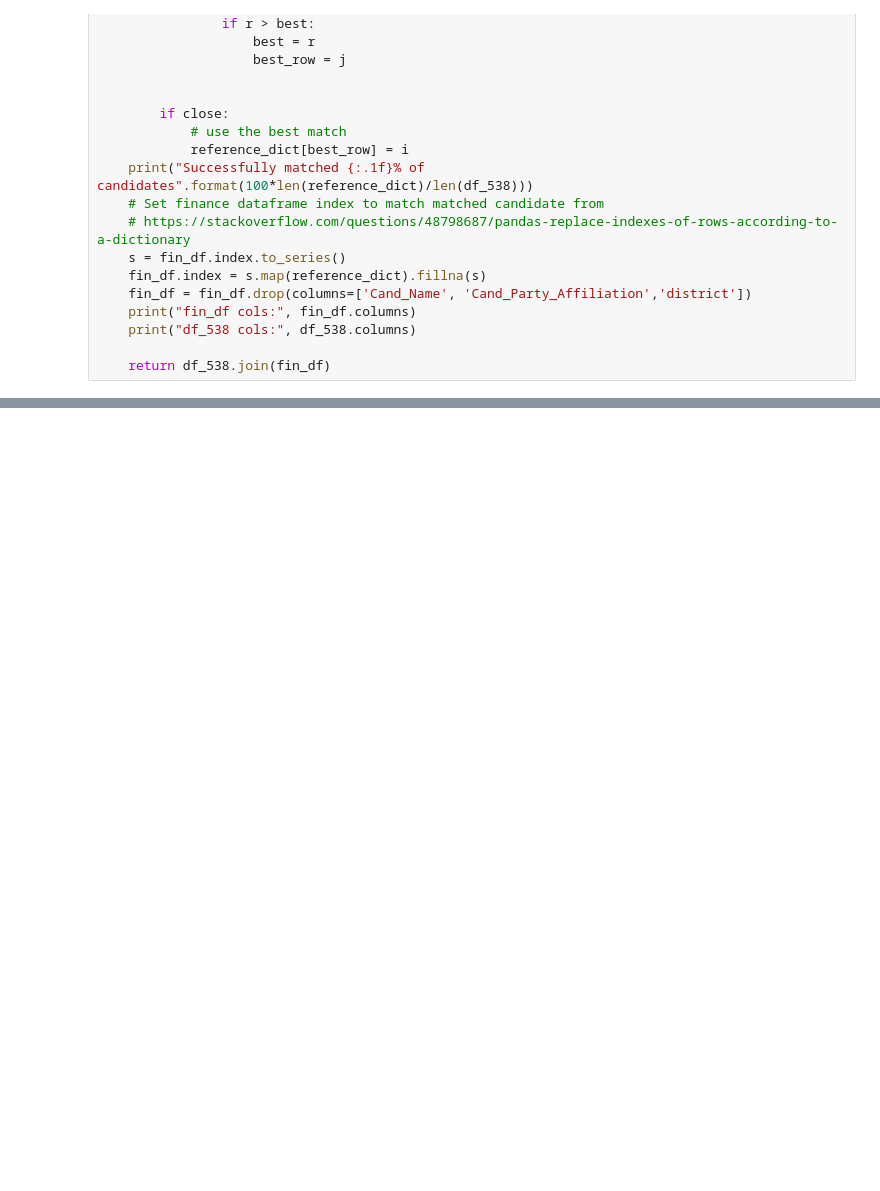
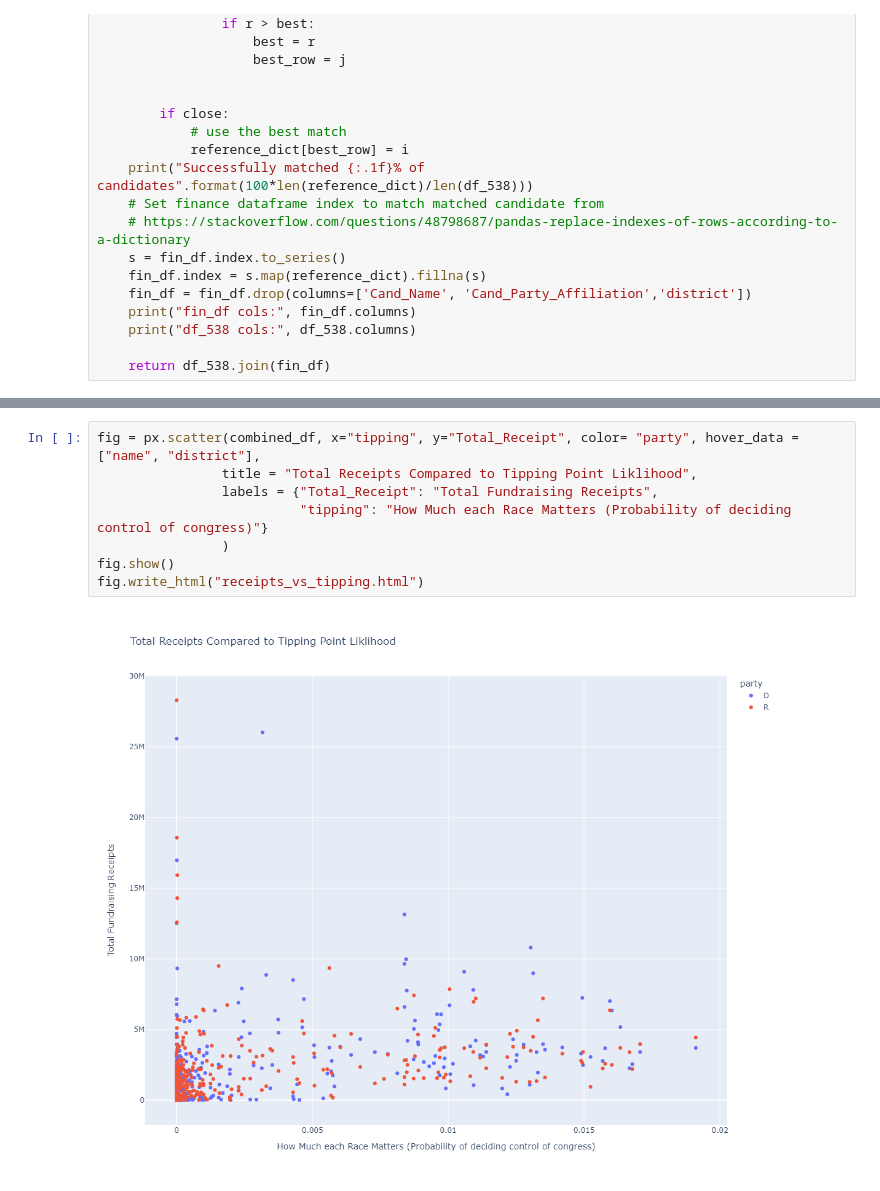
Before and after one commit to pavlicav/campaign_finance_donation_optimization, a Jupyter notebook: 538_FEC_Combine.ipynb, the cells around one changed output, grey strips where cells are left out. Saved outputs shown, nothing was run; the diff lists cells and outputs as text; blank space fills up the shorter version.

```diff
--- a/538_FEC_Combine.ipynb
+++ b/538_FEC_Combine.ipynb
@@ -135,0 +150,10 @@ get_combined_df()
+# %%
+fig = px.scatter(combined_df, x="tipping", y="Total_Receipt", color= "party", hover_data = ["name", "district"],
+                title = "Total Receipts Compared to Tipping Point Liklihood",
+                labels = {"Total_Receipt": "Total Fundraising Receipts",
+                          "tipping": "How Much each Race Matters (Probability of deciding control of congress)"}
+                )
+fig.show()
+fig.write_html("receipts_vs_tipping.html")
+# %% [output]
+[figure, added]
```
Also changed, not shown: parts of 3 cells of this notebook, 1 other file.
